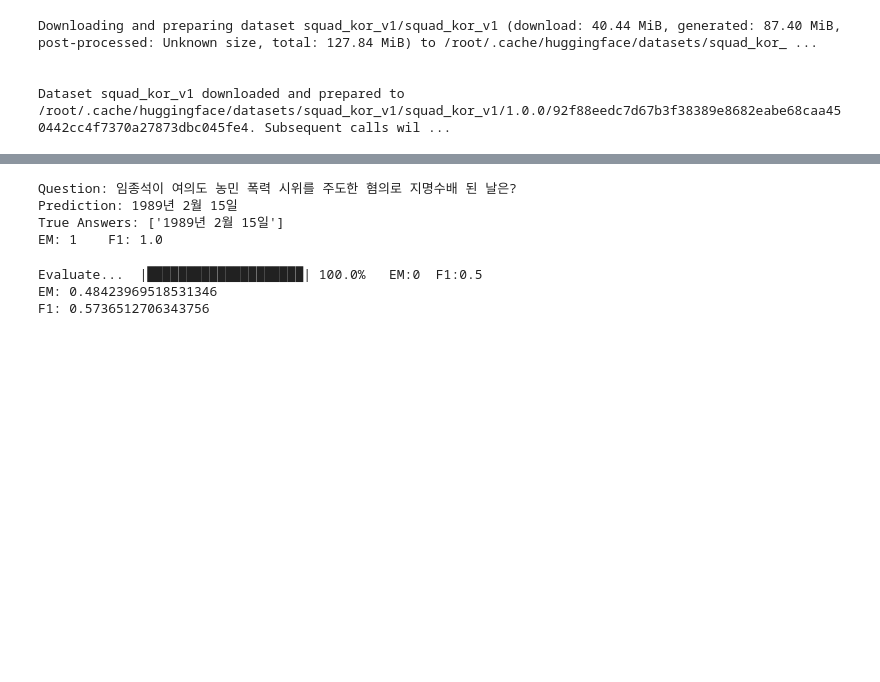
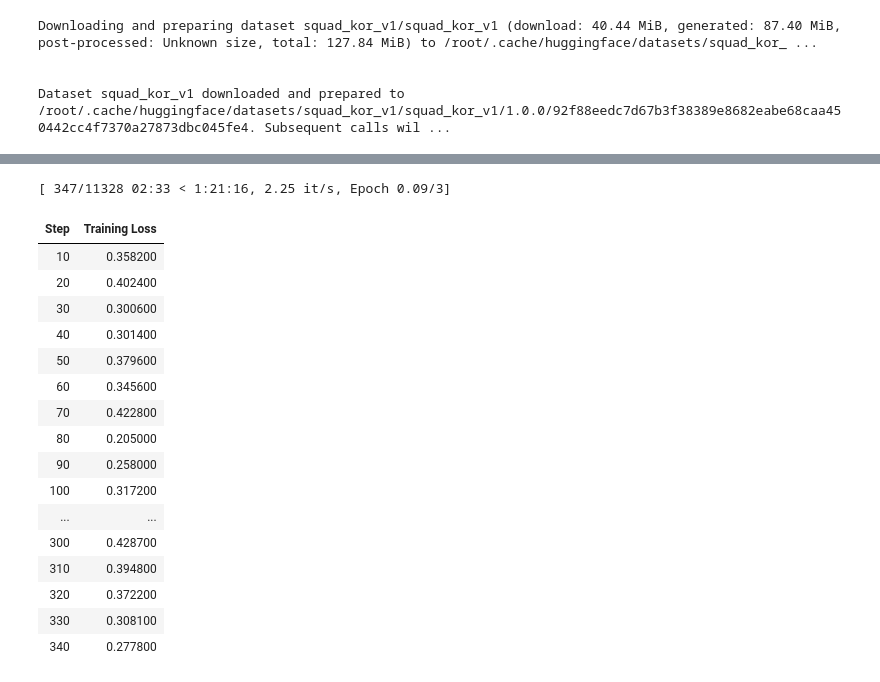
Before and after one commit to dolmani38/QA, a Jupyter notebook: Train_korQuAD1.0_0516.ipynb, the cells around one changed output, grey strips where cells are left out. Saved outputs shown, nothing was run; the diff lists cells and outputs as text; code cells hidden in the pictures; blank space fills up the shorter version.

```diff
--- a/Train_korQuAD1.0_0516.ipynb
+++ b/Train_korQuAD1.0_0516.ipynb
@@ -996,6 +995,8 @@ from torch.utils.data import DataLoader
 from transformers import AdamW
 
 device = torch.device('cuda') if torch.cuda.is_available() else torch.device('cpu')
+model = AlbertForQuestionAnswering.from_pretrained('/content/drive/MyDrive/korQuAD1.0/model')
+model.to(device)
 train_loader = DataLoader(train_dataset, batch_size=16, shuffle=True)
 optim = AdamW(model.parameters(), lr=5e-5)
 # %%
@@ -1060,3 +1061,45 @@ Epoch 1/10 |--------------------| 2.9%   loss:tensor(0.4774, device='cuda:0', gr
+# %%
+
+from transformers import Trainer, TrainingArguments
+
+training_args = TrainingArguments(
+    output_dir='/content/drive/MyDrive/korQuAD1.0/model',          # output directory
+    num_train_epochs=3,              # total number of training epochs
+    per_device_train_batch_size=16,  # batch size per device during training
+    per_device_eval_batch_size=16,   # batch size for evaluation
+    warmup_steps=500,                # number of warmup steps for learning rate scheduler
+    weight_decay=0.01,               # strength of weight decay
+    logging_dir='/content/drive/MyDrive/korQuAD1.0/logs',            # directory for storing logs
+    logging_steps=10,
+)
+
+trainer = Trainer(
+    model=model,                         # the instantiated 🤗 Transformers model to be trained
+    args=training_args,                  # training arguments, defined above
+    train_dataset=train_dataset,         # training dataset
+    eval_dataset=val_dataset             # evaluation dataset
+)
+
+trainer.train()
+# %% [output]
+[ 347/11328 02:33 < 1:21:16, 2.25 it/s, Epoch 0.09/3]
+| Step | Training Loss |
+| 10 | 0.358200 |
+| 20 | 0.402400 |
+| 30 | 0.300600 |
+| 40 | 0.301400 |
+| 50 | 0.379600 |
+| 60 | 0.345600 |
+| 70 | 0.422800 |
+| 80 | 0.205000 |
+| 90 | 0.258000 |
+| 100 | 0.317200 |
+| ... | ... |
+| 300 | 0.428700 |
+| 310 | 0.394800 |
+| 320 | 0.372200 |
+| 330 | 0.308100 |
+| 340 | 0.277800 |
 # %%
 model = AlbertForQuestionAnswering.from_pretrained('/content/drive/MyDrive/korQuAD1.0/model')
 
@@ -1178,11 +1221,6 @@ def evaluate_example(example,display=False):
     return em_score,f1_score
 # %%
 em,f1 = evaluate_example(examples[0],display=True)
-# %% [output]
-Question: 임종석이 여의도 농민 폭력 시위를 주도한 혐의로 지명수배 된 날은?
-Prediction: 1989년 2월 15일
-True Answers: ['1989년 2월 15일']
-EM: 1    F1: 1.0
 # %%
 import numpy as np
 
@@ -1196,7 +1234,3 @@ for example in examples:
     pb.printProgress(+1,'EM:' + str(em) + '  F1:' + str(f1))
 print('EM:',np.mean(ems))
 print('F1:',np.mean(f1s))
-# %% [output]
-Evaluate...  |████████████████████| 100.0%   EM:0  F1:0.5
-EM: 0.48423969518531346
-F1: 0.5736512706343756
```
Also changed, not shown: parts of 6 cells of this notebook.
